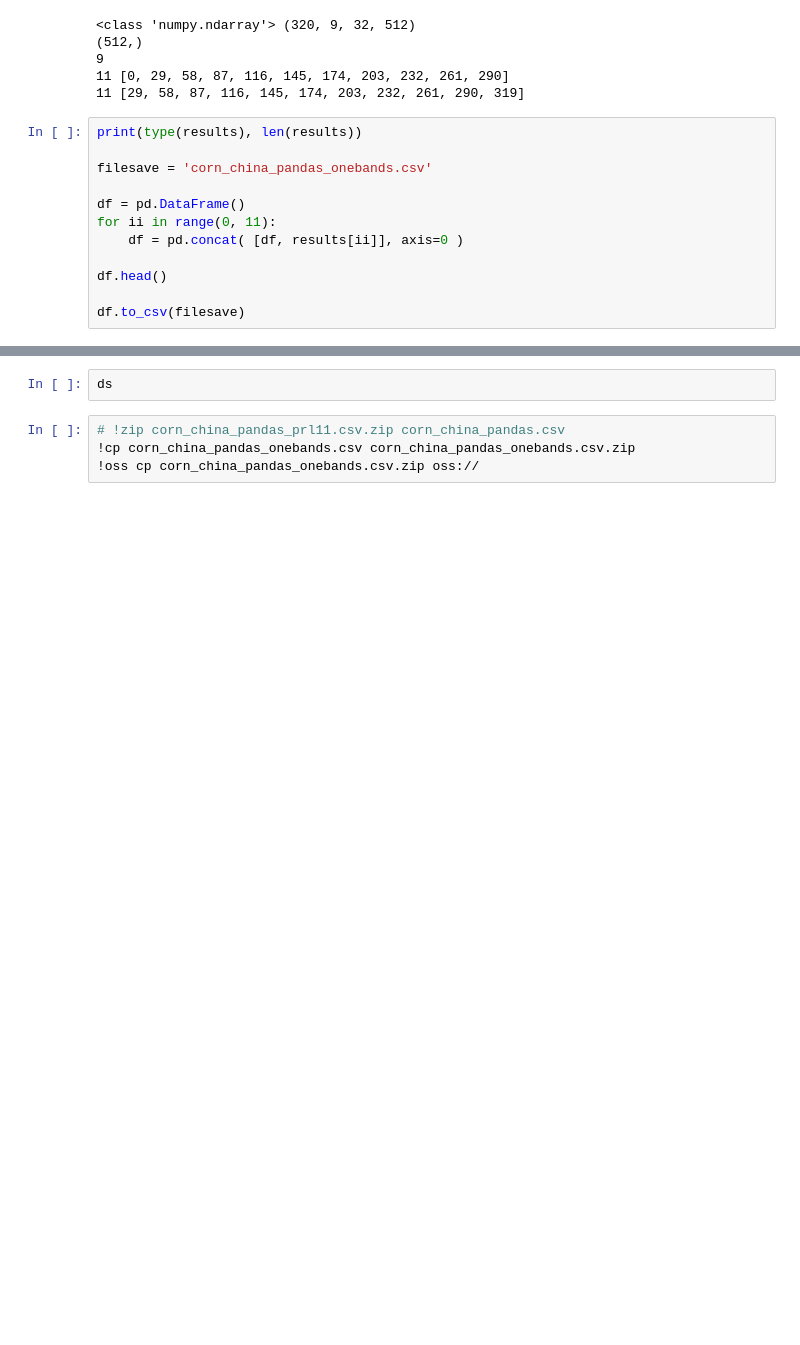
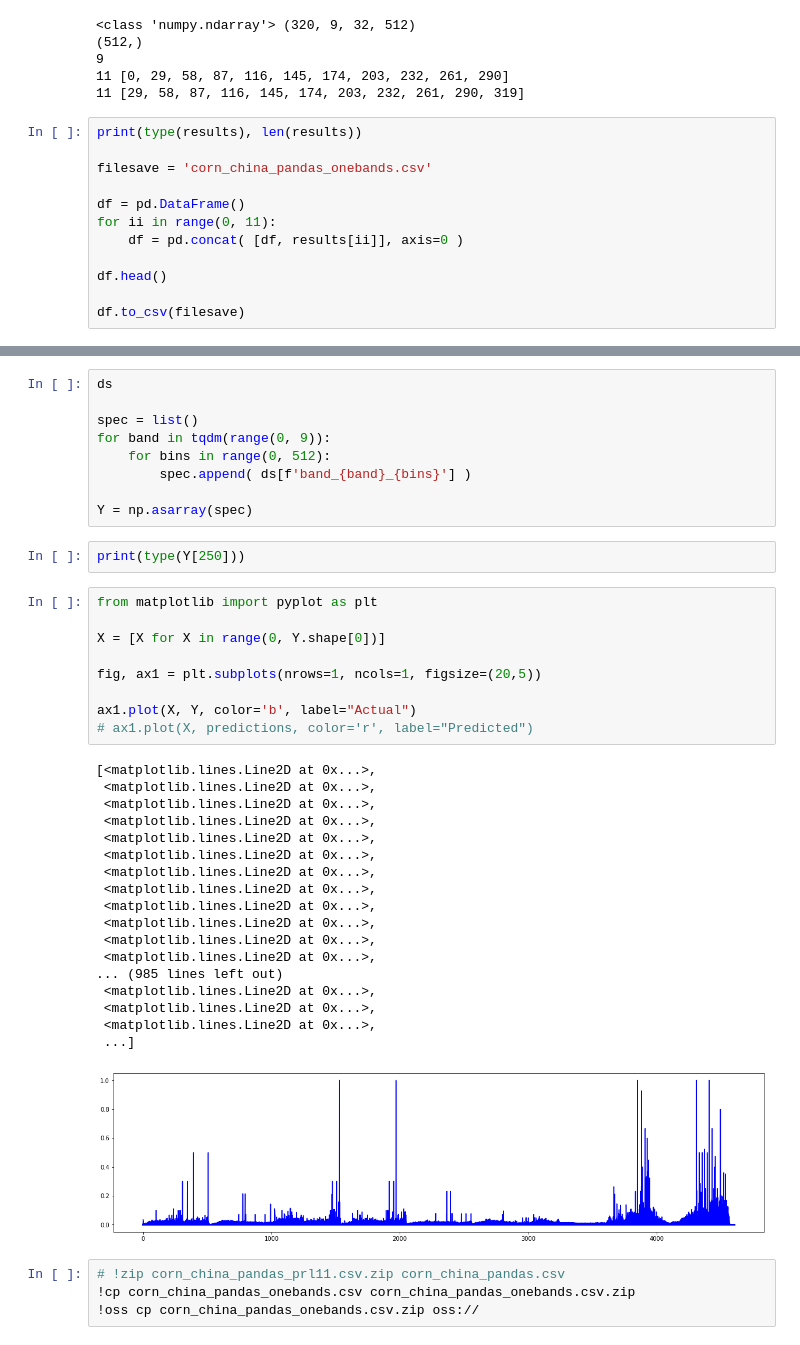
Before and after one commit to koyacolab/china, a Jupyter notebook: Histo_csv_oneband.ipynb, the cells around one changed output, grey strips where cells are left out. Saved outputs shown, nothing was run; the diff lists cells and outputs as text; blank space fills up the shorter version.

```diff
--- a/Histo_csv_oneband.ipynb
+++ b/Histo_csv_oneband.ipynb
@@ -158,5 +177,42 @@ ds[8340:8390]
-# %%
-ds
+# %%
+ds
+
+spec = list()
+for band in tqdm(range(0, 9)):
+    for bins in range(0, 512):
+        spec.append( ds[f'band_{band}_{bins}'] )
+
+Y = np.asarray(spec)
+# %%
+print(type(Y[250]))
+# %%
+from matplotlib import pyplot as plt
+
+X = [X for X in range(0, Y.shape[0])]
+
+fig, ax1 = plt.subplots(nrows=1, ncols=1, figsize=(20,5))
+
+ax1.plot(X, Y, color='b', label="Actual")
+# ax1.plot(X, predictions, color='r', label="Predicted")
+# %% [output]
+[<matplotlib.lines.Line2D at 0x...>,
+ <matplotlib.lines.Line2D at 0x...>,
+ <matplotlib.lines.Line2D at 0x...>,
+ <matplotlib.lines.Line2D at 0x...>,
+ <matplotlib.lines.Line2D at 0x...>,
+ <matplotlib.lines.Line2D at 0x...>,
+ <matplotlib.lines.Line2D at 0x...>,
+ <matplotlib.lines.Line2D at 0x...>,
+ <matplotlib.lines.Line2D at 0x...>,
+ <matplotlib.lines.Line2D at 0x...>,
+ <matplotlib.lines.Line2D at 0x...>,
+ <matplotlib.lines.Line2D at 0x...>,
+... (985 lines left out)
+ <matplotlib.lines.Line2D at 0x...>,
+ <matplotlib.lines.Line2D at 0x...>,
+ <matplotlib.lines.Line2D at 0x...>,
+ ...]
+[figure, added]
 # %%
 # !zip corn_china_pandas_prl11.csv.zip corn_china_pandas.csv
 !cp corn_china_pandas_onebands.csv corn_china_pandas_onebands.csv.zip
```
Also changed, not shown: parts of 1 cell of this notebook, 4 other files.
